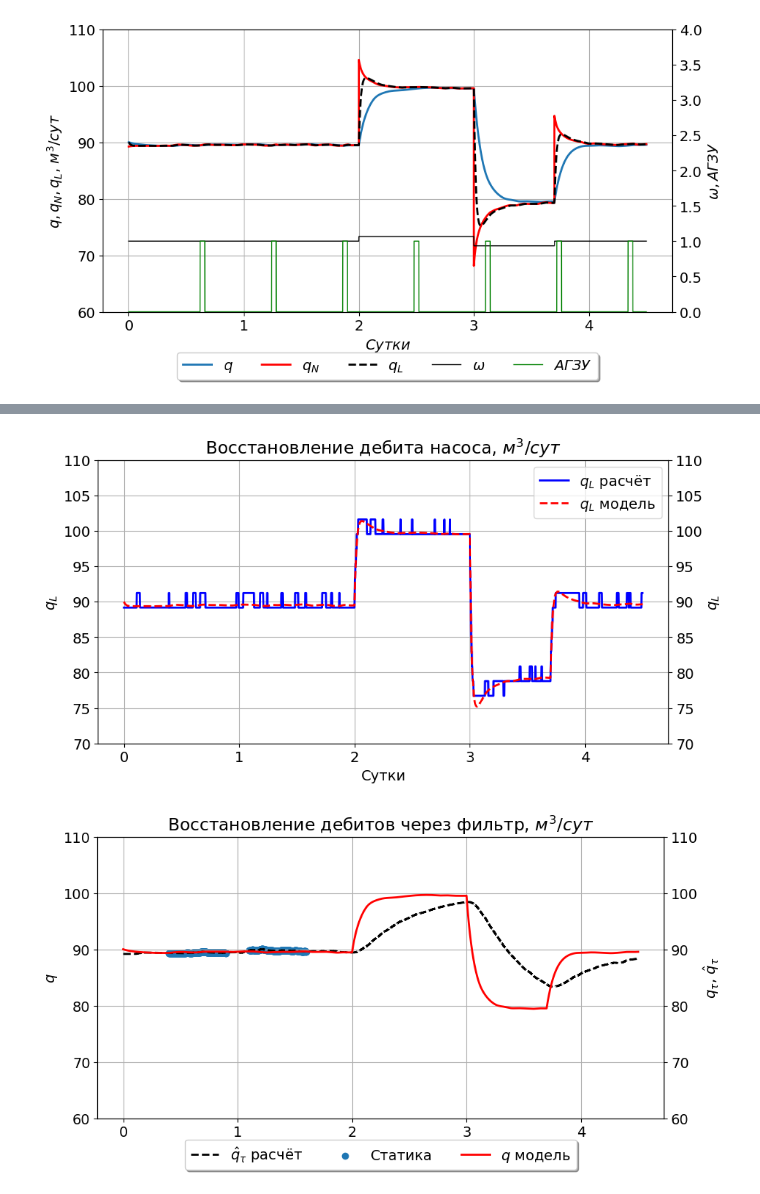
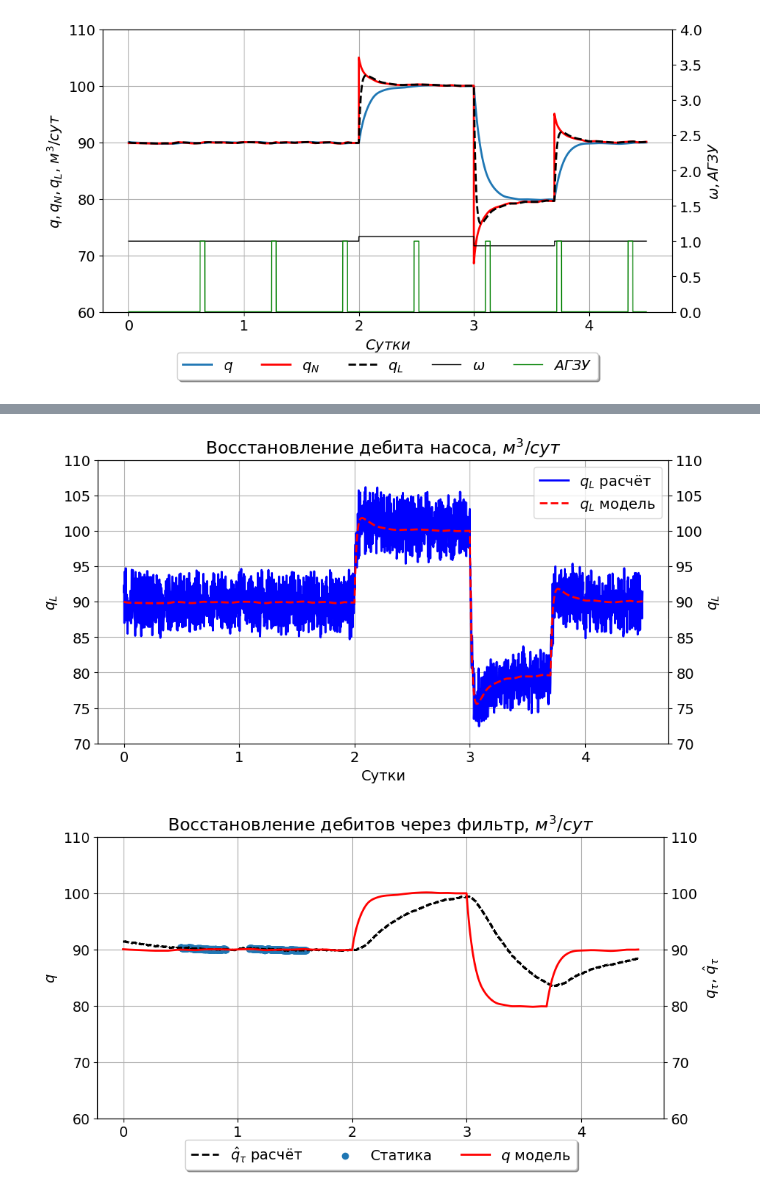
Before and after one commit to IANovoselov/well, a Jupyter notebook: well.ipynb, the cells around one changed output, grey strips where cells are left out. Drawn from its saved outputs; the diff is of its cells as text; code cells hidden in the pictures.

```diff
--- a/well.ipynb
+++ b/well.ipynb
@@ -733,13 +680,13 @@ class Meter:
 
   def __init__(self):
     self.noise_enable = False
+    self.noise_amplitude = 0.01
 
   def measure(self, df, quant_step=0.1, denominator=7):
     """Сделать выборку измерений"""
 
-    ident_k = (k//denominator)
+    ident_k = (K_NUMBERS//denominator)
     ident_dt = dt * denominator
-    x_time = x[::denominator][:ident_k]
 
     if quant_step is not None:
 
@@ -747,29 +694,31 @@ class Meter:
                                'p_4': [np.round(index / quant_step) * quant_step for index in self.add_noise(df['p_4'])[::denominator]],
                                'p_8': [np.round(index / quant_step) * quant_step for index in self.add_noise(df['p_8'])[::denominator]],
                                'p_L': [np.round(index / quant_step) * quant_step for index in self.add_noise(df['p_L'])[::denominator]],
+                               'x': [_x for _x in df['x'][::denominator]],
                                })
     else:
-      df_ident = pd.DataFrame({'p_3': self.add_noise(df['p_3'])[::denominator],
-                               'p_4': self.add_noise(df['p_4'])[::denominator],
-                               'p_8': self.add_noise(df['p_8'])[::denominator],
-                               'p_L': self.add_noise(df['p_L'])[::denominator],
+      df_ident = pd.DataFrame({'p_3': [_x for _x in self.add_noise(df['p_3'])[::denominator]],
+                               'p_4': [_x for _x in self.add_noise(df['p_4'])[::denominator]],
+                               'p_8': [_x for _x in self.add_noise(df['p_8'])[::denominator]],
+                               'p_L': [_x for _x in self.add_noise(df['p_L'])[::denominator]],
+                               'x': [_x for _x in df['x'][::denominator]],
                                })
 
-    return ident_dt, ident_k, x_time, df_ident
+    return ident_dt, ident_k, df_ident
 
   def add_noise(self, data):
     if self.noise_enable:
-      return add_noise(data)[0]
+      return add_noise(data, hf_amplitude=self.noise_amplitude)[0]
 
     return data
 
 
 def get_with_error(val, hf_amplitude):
-  return val *random.uniform(-hf_amplitude/2, hf_amplitude/2)
+  return val * random.uniform(-hf_amplitude/2, hf_amplitude/2)
 
 
 def generate_hf_noise(arr, hf_amplitude):
-  return [get_with_error(val, hf_amplitude=hf_amplitude) if i%10==0 else 0 for i, val in enumerate(arr)]
+  return [get_with_error(val, hf_amplitude=hf_amplitude) for i, val in enumerate(arr)]
 
 
 def add_noise(clean_data,
@@ -854,7 +803,7 @@ def add_noise(clean_data,
 # %%
 meter = Meter()
 meter.noise_enable = True
-ident_dt, ident_k, x_time, df_ident = meter.measure(df, quant_step=0.01, denominator = 20)
+ident_dt, ident_k, df_ident = meter.measure(df, quant_step=0.01, denominator = 20)
 # %%
 plot_data = [
              (PlotData(df_ident['p_3'], '', 1, 'p(3)'),
@@ -907,13 +856,11 @@ def ident_values(ident_k, ident_dt, df_ident, well):
       dp_t = dp
       b_betta_3_t = b_betta_3
 
-
     q_t = q_L + ((well.params.S_t/(well.oil.gamma*well.pump.t_N)) * (dp - dp_t))
 
     if _k == 0:
       _q_t = q_t
       _p_3 = df_ident['p_3'][0]
-
 
     p_1_t = _p_3 + (well.oil.gamma/b_betta_3_t)*(well.params.H_R-well.pump.H_N+well.params.r_K*q_t)
 
@@ -929,14 +876,6 @@ def ident_values(ident_k, ident_dt, df_ident, well):
     _p_3 = _p_3 + (ident_dt/well.pump.t_N)*(df_ident['p_3'][_k] - _p_3)
     b_betta_3_t = b_betta_3_t + (ident_dt/well.pump.t_N)*(b_betta_3 - b_betta_3_t)
 
-   # if _k < ident_k -1:
-   #     _b_betta_3 = well.b_0 - well.params.alpha_G_3 * well.b_1 * (well.params.p_G0 - df_ident['p_3'][_k + 1])
-   #     b_betta_3 = b_betta_3 + (ident_dt/well.pump.t_N)*(_b_betta_3 - b_betta_3)
-
-  print(b_betta_3)
-
-
-
   calc_df = pd.DataFrame({'q_L': calc_q_L.values,
                           'dp': calc_dp.values,
                           'dp_t': calc_dp_t.values,
@@ -944,7 +883,6 @@ def ident_values(ident_k, ident_dt, df_ident, well):
                           'p_1_t': calc_p_1_t.values,
                           '_q_t': calc__q_t.values,
                           })
-
 
   return calc_df
 
@@ -1018,7 +956,7 @@ def identificate_regul(calc_df, ident_k, denominator, v_r, s_q_t, s_p_t, m2, k_s
 
   A3[[2], [0]] = 0
   A3[[2], [1]] = -v_r
-  A3[[2], [2]] = v_r * v_rудш
+  A3[[2], [2]] = v_r * v_r
 
   A3 = ident_k * A3
 
@@ -1062,8 +1000,10 @@ quant_step_list = np.arange(0.001, 0.15, 0.006)
 denominator_list = np.arange(1, 51, 2)
 
 
-quant_step_list = [0.05]
+quant_step_list = [None]
 denominator_list = [20]
 
+noise_list = np.arange(0, 5, 0.1)
+
 denominator_list_minutes = [rec * dt * 24 * 60 for rec in denominator_list]
 # %%
@@ -1178,22 +1150,22 @@ plt.show()
 # %%
 from matplotlib import pyplot as plt
 fig, ax = plt.subplots(figsize=(10, 5))
 
 twin1 = ax.twinx()
 
-p1, = ax.plot(x_time, calc_df['q_L'], 'b', lw=2, label=r"$q_L$ расчёт")
-p2, = ax.plot(x, df['q_L'], 'r--', lw=2, label="$q_L$ модель")
+p1, = ax.plot(df_ident['x'], calc_df['q_L'], 'b', lw=2, label=r"$q_L$ расчёт")
+p2, = ax.plot(df['x'], df['q_L'], 'r--', lw=2, label="$q_L$ модель")
 
 ax.set(ylim=(70, 110), xlabel="Сутки", ylabel="$q_L$")
 twin1.set(ylim=(70, 110), ylabel=r"$q_L$")
 
 plt.title('Восстановление дебита насоса, $м^3/сут$')
 
 ax.legend(handles=[p1, p2])
 ax.grid()
 plt.show()
 # %% [output]
-[figure, old version]
+[figure, new version]
 # %%
 from matplotlib import pyplot as plt
 fig, ax = plt.subplots(figsize=(10, 5))
@@ -1202,9 +1174,9 @@ twin1 = ax.twinx()
 
 s_time = s_q_t.index * denominator * dt
 
-p1, = ax.step(x_time, calc_df['_q_t'], 'k--', lw=2, label=r"$\^{q}_\tau$ расчёт")
+p1, = ax.step(df_ident['x'], calc_df['_q_t'], 'k--', lw=2, label=r"$\^{q}_\tau$ расчёт")
 p2 = ax.scatter(s_time, s_q_t.values, label=r"Статика")
-p3, = twin1.plot(x, df['q'], 'r', lw=2, label="$q$ модель")
+p3, = twin1.plot(df['x'], df['q'], 'r', lw=2, label="$q$ модель")
 
 
 ax.set(ylim=(60, 110), xlabel="Сутки", ylabel="$q$")
@@ -1217,4 +1189,4 @@ ax.legend(loc='upper center', bbox_to_anchor=(0.5, -0.05),
 ax.grid()
 plt.show()
 # %% [output]
-[figure, old version]
+[figure, new version]
```
Also changed, not shown: parts of 28 cells of this notebook.
